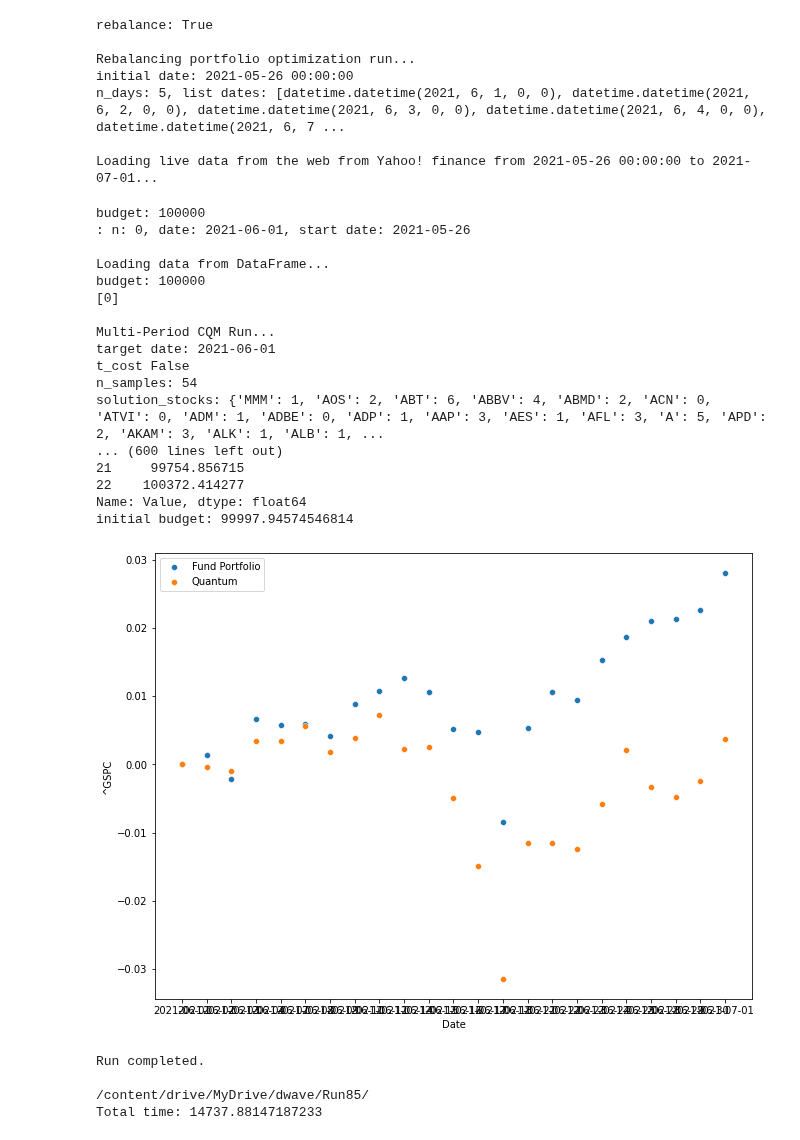
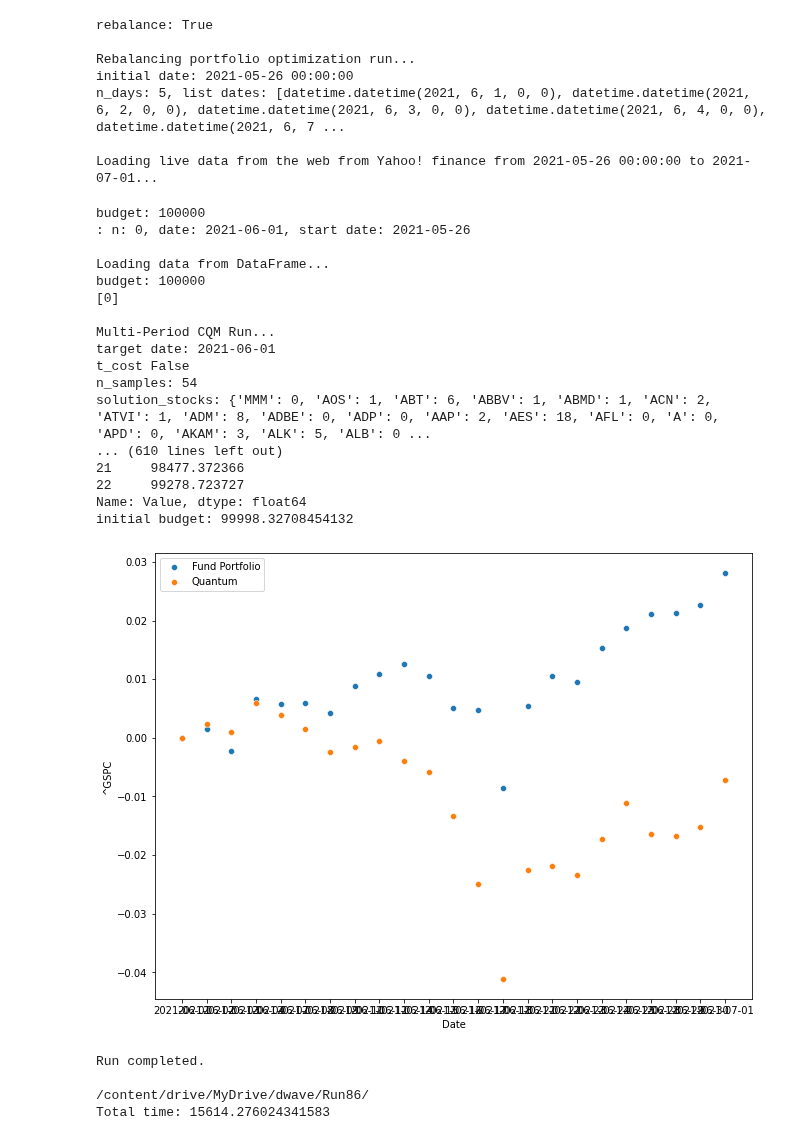
Before and after one commit to bvcmartins/dwaveDev, a Jupyter notebook: portfolioOptimization/solver.ipynb, the cells around one changed output. Drawn from its saved outputs; the diff is of its cells as text; code cells hidden in the pictures.

```diff
--- a/portfolioOptimization/solver.ipynb
+++ b/portfolioOptimization/solver.ipynb
@@ -659,7 +659,7 @@ if __name__ == '__main__':
             'budget': 100000,
             'bin_size': '',
             'gamma': '',
-            'alpha': 0.0005,
+            'alpha': 0.00001,
             'file_path': None,
             'baseline': '^GSPC',
             'max_risk': 0.0,
@@ -670,44 +670,44 @@ if __name__ == '__main__':
             'verbose': False,
             'num': 0,
             't_cost': 0.00,
-            'label': 'Run85',
+            'label': 'Run86',
             'init_holdings': None,
             'window_size': 5,
             'calculation_type': 'daily',
             'save_path': '/content/drive/MyDrive/dwave/'
         }
     locals().update(cfg)
     t1 = time.time()
     main(**locals())
     t2 = time.time()
     print(f'Total time: {t2-t1}')
 # %% [output]
 rebalance: True
 
 Rebalancing portfolio optimization run...
 initial date: 2021-05-26 00:00:00
 n_days: 5, list dates: [datetime.datetime(2021, 6, 1, 0, 0), datetime.datetime(2021, 6, 2, 0, 0), datetime.datetime(2021, 6, 3, 0, 0), datetime.datetime(2021, 6, 4, 0, 0), datetime.datetime(2021, 6, 7 ...
 
 Loading live data from the web from Yahoo! finance from 2021-05-26 00:00:00 to 2021-07-01...
 budget: 100000
 : n: 0, date: 2021-06-01, start date: 2021-05-26
 
 Loading data from DataFrame...
 budget: 100000
 [0]
 
 Multi-Period CQM Run...
 target date: 2021-06-01
 t_cost False
 n_samples: 54
-solution_stocks: {'MMM': 1, 'AOS': 2, 'ABT': 6, 'ABBV': 4, 'ABMD': 2, 'ACN': 0, 'ATVI': 0, 'ADM': 1, 'ADBE': 0, 'ADP': 1, 'AAP': 3, 'AES': 1, 'AFL': 3, 'A': 5, 'APD': 2, 'AKAM': 3, 'ALK': 1, 'ALB': 1, ...
-... (600 lines left out)
-21     99754.856715
-22    100372.414277
+solution_stocks: {'MMM': 0, 'AOS': 1, 'ABT': 6, 'ABBV': 1, 'ABMD': 1, 'ACN': 2, 'ATVI': 1, 'ADM': 8, 'ADBE': 0, 'ADP': 0, 'AAP': 2, 'AES': 18, 'AFL': 0, 'A': 0, 'APD': 0, 'AKAM': 3, 'ALK': 5, 'ALB': 0 ...
+... (610 lines left out)
+21     98477.372366
+22     99278.723727
 Name: Value, dtype: float64
-initial budget: 99997.94574546814
+initial budget: 99998.32708454132
-[figure, old version]
+[figure, new version]
 Run completed.
 
-/content/drive/MyDrive/dwave/Run85/
-Total time: 14737.88147187233
+/content/drive/MyDrive/dwave/Run86/
+Total time: 15614.276024341583
```
Also changed, not shown: parts of 2 cells of this notebook.
